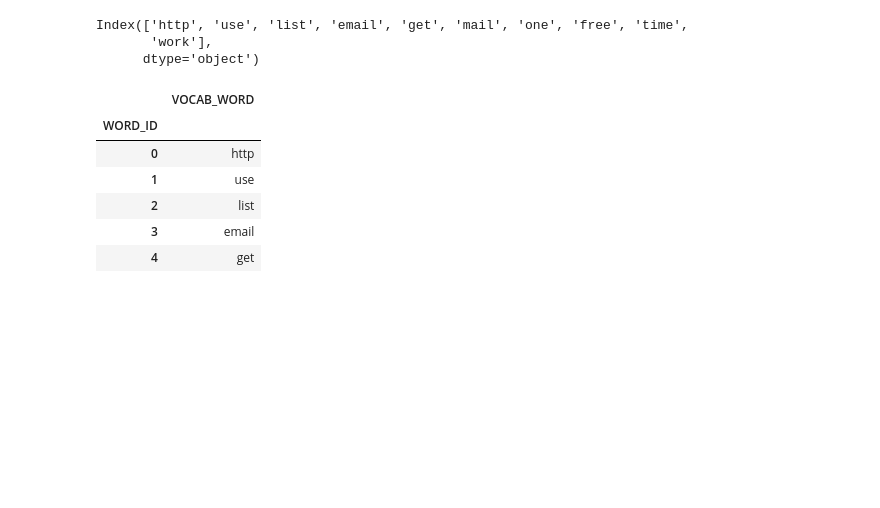
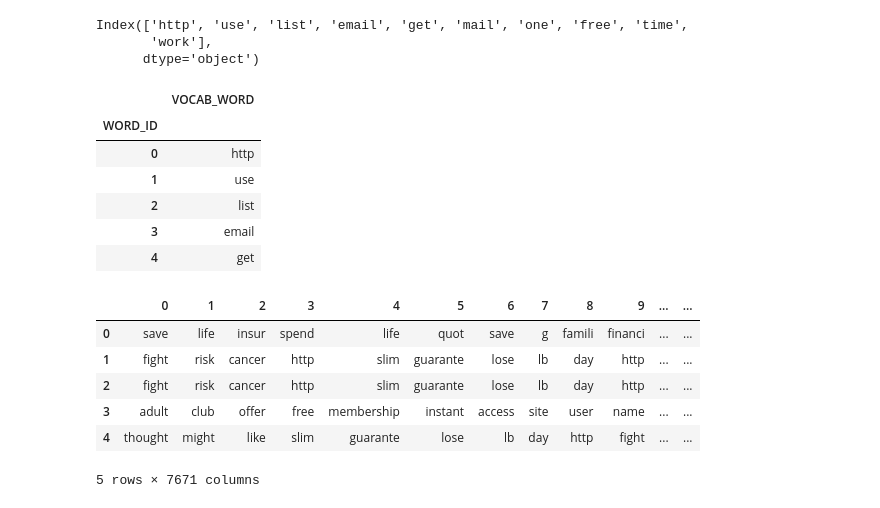
Before and after one commit to aashkadave99/Spam-Classifier, a Jupyter notebook: SpamClassifer.ipynb, the cells around one changed output. Saved outputs shown, nothing was run; the diff lists cells and outputs as text; code cells hidden in the pictures; blank space fills up the shorter version.

```diff
--- a/SpamClassifer.ipynb
+++ b/SpamClassifer.ipynb
@@ -281,3 +283,14 @@ vocab.head()
 | 4 | get |
 # %%
 vocab.to_csv(WORD_ID_FILE, header=vocab.VOCAB_WORD.name, index_label=vocab.index.name)
+# %%
+word_columns_df = pd.DataFrame.from_records(data_list.tolist())
+word_columns_df.head()
+# %% [output]
+|  | 0 | 1 | 2 | 3 | 4 | 5 | 6 | 7 | 8 | 9 | ... | ... |
+| 0 | save | life | insur | spend | life | quot | save | g | famili | financi | ... | ... |
+| 1 | fight | risk | cancer | http | slim | guarante | lose | lb | day | http | ... | ... |
+| 2 | fight | risk | cancer | http | slim | guarante | lose | lb | day | http | ... | ... |
+| 3 | adult | club | offer | free | membership | instant | access | site | user | name | ... | ... |
+| 4 | thought | might | like | slim | guarante | lose | lb | day | http | fight | ... | ... |
+5 rows × 7671 columns
```
Also changed, not shown: parts of 22 cells of this notebook, 1 other file.
